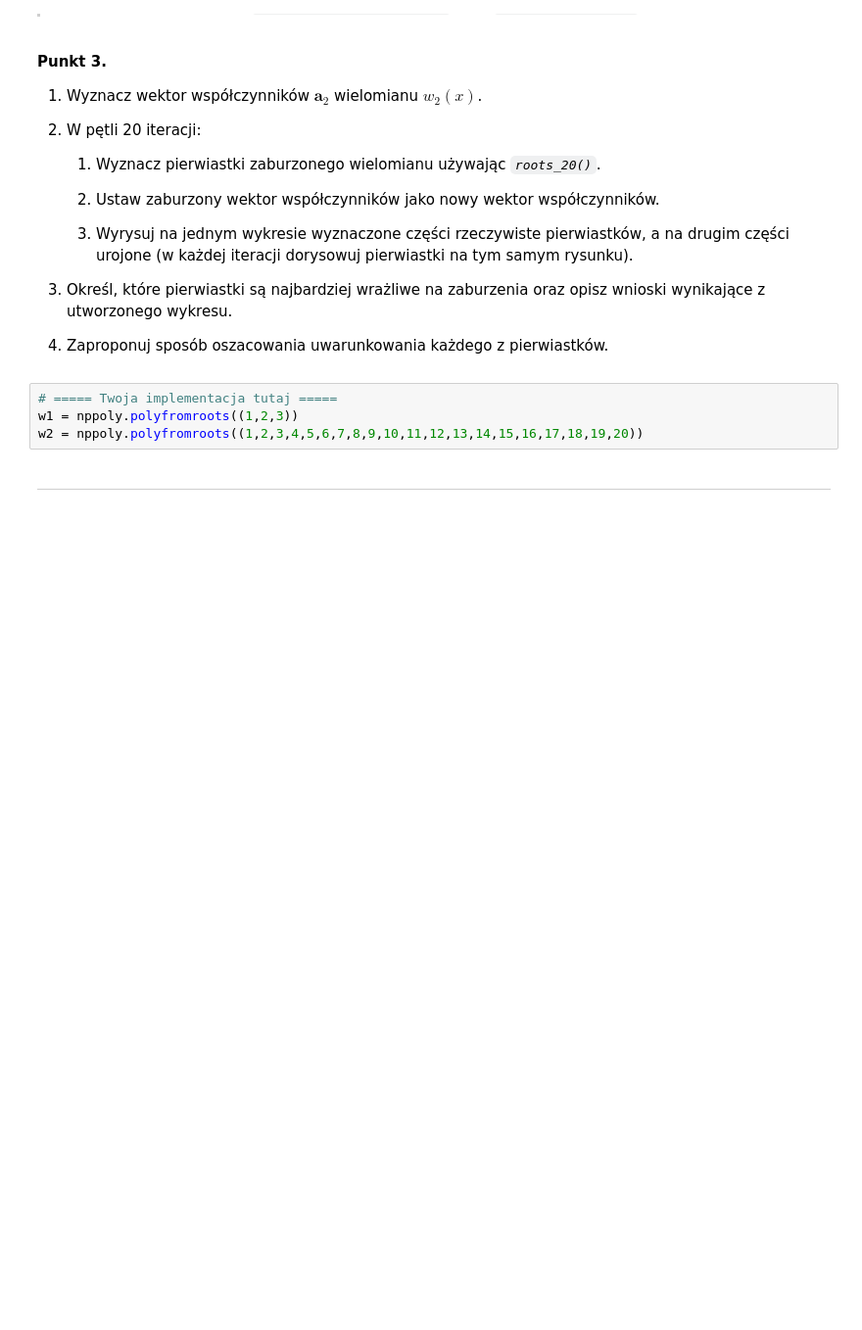
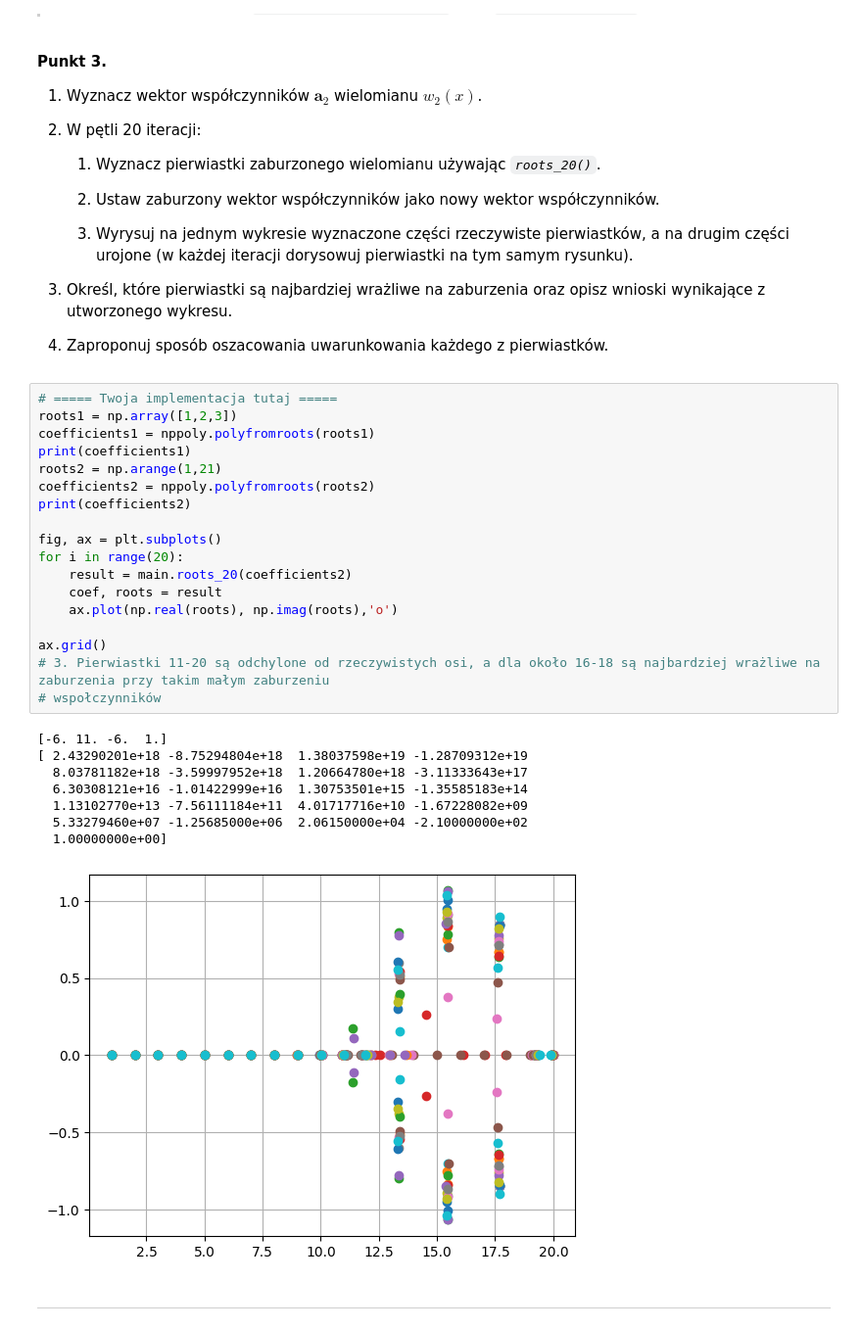
Before and after one commit to MN-KJ-2025/lab-7-pierwiastki-miloszjucha, a Jupyter notebook: sprawozdanie.ipynb, the cells around one changed output. Shown at 98% size. Cells and saved outputs as stored; diff of their text form; blank space fills up the shorter version.

```diff
--- a/sprawozdanie.ipynb
+++ b/sprawozdanie.ipynb
@@ -104,10 +104,33 @@ Zaimplementuj funkcję *`roots_20()`* wyznaczającą miejsca zerowe wielomianu n
 4. Określ, które pierwiastki są najbardziej wrażliwe na zaburzenia oraz opisz wnioski wynikające z utworzonego wykresu.
 
 5. Zaproponuj sposób oszacowania uwarunkowania każdego z pierwiastków.
-# %%
-# ===== Twoja implementacja tutaj =====
-w1 = nppoly.polyfromroots((1,2,3))
-w2 = nppoly.polyfromroots((1,2,3,4,5,6,7,8,9,10,11,12,13,14,15,16,17,18,19,20))
+# %%
+# ===== Twoja implementacja tutaj =====
+roots1 = np.array([1,2,3])
+coefficients1 = nppoly.polyfromroots(roots1)
+print(coefficients1)
+roots2 = np.arange(1,21)
+coefficients2 = nppoly.polyfromroots(roots2)
+print(coefficients2)
+
+fig, ax = plt.subplots()
+for i in range(20):
+    result = main.roots_20(coefficients2)
+    coef, roots = result
+    ax.plot(np.real(roots), np.imag(roots),'o')
+
+ax.grid()
+# 3. Pierwiastki 11-20 są odchylone od rzeczywistych osi, a dla około 16-18 są najbardziej wrażliwe na zaburzenia przy takim małym zaburzeniu
+# wspołczynników
+# %% [output]
+[-6. 11. -6.  1.]
+[ 2.43290201e+18 -8.75294804e+18  1.38037598e+19 -1.28709312e+19
+  8.03781182e+18 -3.59997952e+18  1.20664780e+18 -3.11333643e+17
+  6.30308121e+16 -1.01422999e+16  1.30753501e+15 -1.35585183e+14
+  1.13102770e+13 -7.56111184e+11  4.01717716e+10 -1.67228082e+09
+  5.33279460e+07 -1.25685000e+06  2.06150000e+04 -2.10000000e+02
+  1.00000000e+00]
+[figure, added]
 # %% [markdown]
 ---
 # %% [markdown]
```
Also changed, not shown: parts of 6 cells of this notebook, 1 other file.
